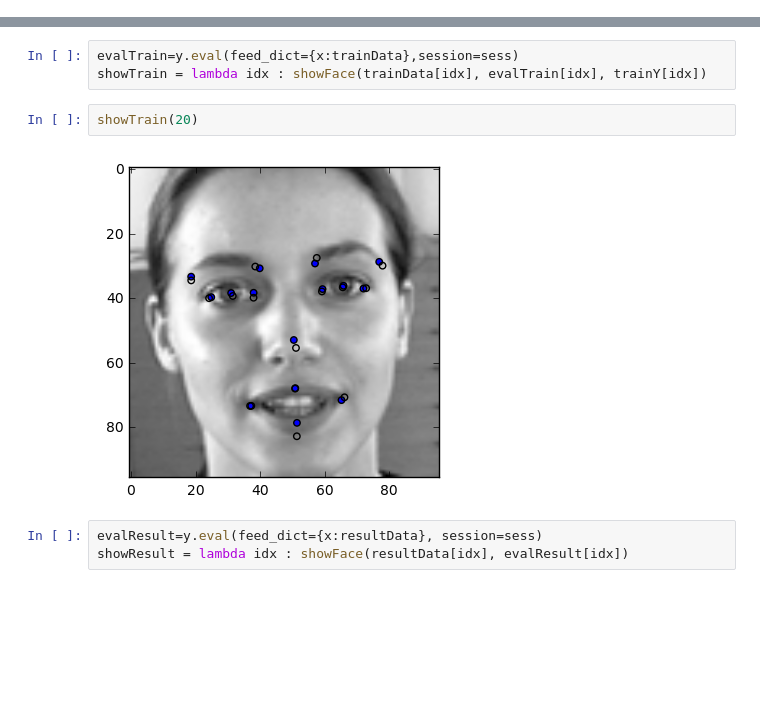
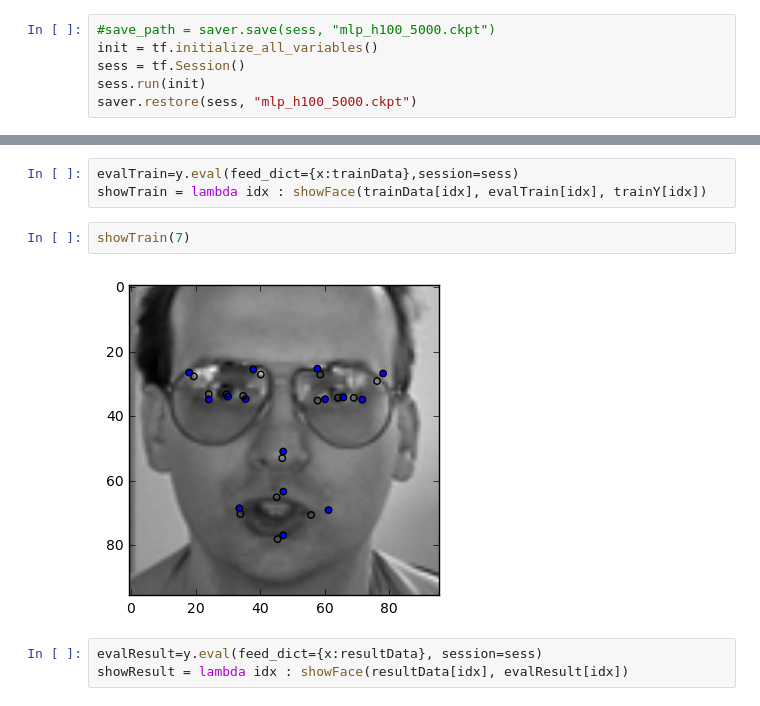
Before and after one commit to kamvlad/faceFeatures, a Jupyter notebook: mlp.ipynb, the cells around one changed output, grey strips where cells are left out. Cells and saved outputs as stored; diff of their text form; blank space fills up the shorter version.

```diff
--- a/mlp.ipynb
+++ b/mlp.ipynb
@@ -103,3 +101,9 @@ save_path = saver.save(sess, "mlp_h100_5000.ckpt")
+# %%
+#save_path = saver.save(sess, "mlp_h100_5000.ckpt")
+init = tf.initialize_all_variables()
+sess = tf.Session()
+sess.run(init)
+saver.restore(sess, "mlp_h100_5000.ckpt")
 # %%
 %matplotlib inline
 import matplotlib.pyplot as plt
@@ -121,9 +125,9 @@ def showFace(data, features, expectedFeatures = None):
 evalTrain=y.eval(feed_dict={x:trainData},session=sess)
 showTrain = lambda idx : showFace(trainData[idx], evalTrain[idx], trainY[idx])
 # %%
-showTrain(20)
+showTrain(7)
 # %% [output]
-[figure, old version]
+[figure, new version]
 # %%
 evalResult=y.eval(feed_dict={x:resultData}, session=sess)
 showResult = lambda idx : showFace(resultData[idx], evalResult[idx])
```
Also changed, not shown: parts of 1 cell of this notebook, 2 other files.
